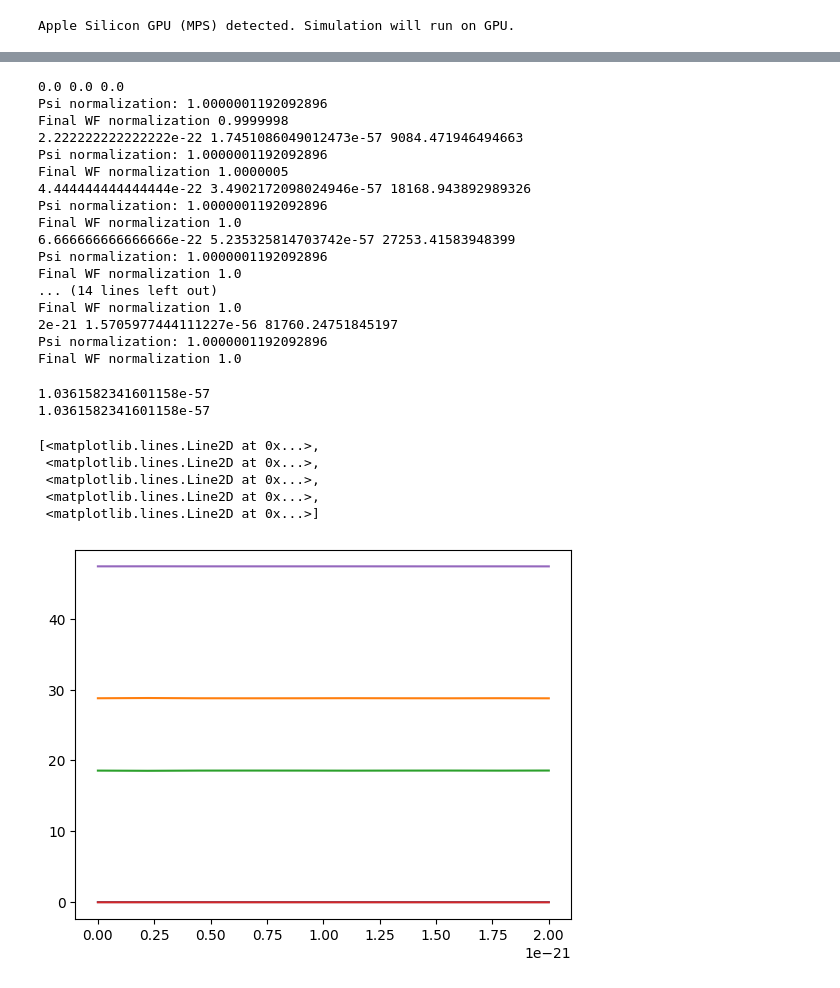
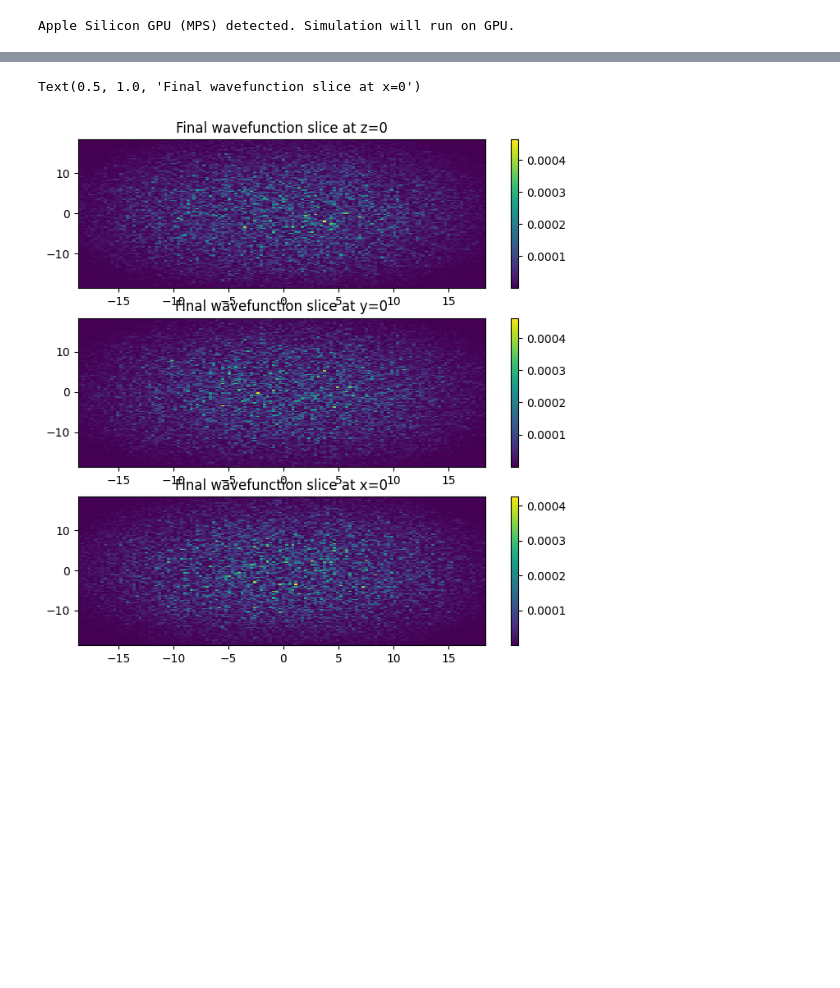
Before and after one commit to svijaymurugan/BECSimulation, a Jupyter notebook: IndiumGPE.ipynb, the cells around one changed output, grey strips where cells are left out. Saved outputs shown, nothing was run; the diff lists cells and outputs as text; code cells hidden in the pictures; blank space fills up the shorter version.

```diff
--- a/IndiumGPE.ipynb
+++ b/IndiumGPE.ipynb
@@ -209,0 +343,17 @@ def single_loop(wf, kx, ky, kz, potential_step, KE_step, dtau):
+# %%
+fig, (ax1, ax2, ax3) = plt.subplots(3, 1, figsize=(8, 8), sharex=False)
+
+im1 = ax1.pcolormesh(pX/sim.l, pY/sim.l, np.abs(final_wf[:,:,len(final_wf)//2])**2)
+fig.colorbar(im1, ax=ax1)
+ax1.set_title("Final wavefunction slice at z=0")
+
+im2 = ax2.pcolormesh(pX/sim.l, pY/sim.l, np.abs(final_wf[:,len(final_wf)//2,:])**2)
+fig.colorbar(im2, ax=ax2)
+ax2.set_title("Final wavefunction slice at y=0")
+
+im3 = ax3.pcolormesh(pX/sim.l, pY/sim.l, np.abs(final_wf[len(final_wf)//2,:,:])**2)
+fig.colorbar(im3, ax=ax3)
+ax3.set_title("Final wavefunction slice at x=0")
+# %% [output]
+Text(0.5, 1.0, 'Final wavefunction slice at x=0')
+[figure, added]
@@ -281,52 +434,3 @@ def imag_evolution():
     print("Final WF normalization", np.sum(np.absolute(redim_wf)**2)*GPE.dx**3)
 
     return redim_wf, wf, energies
-# %%
-#imaginary time evolution to find ground state
-
-a02_vals = np.linspace(0, 2e-21, 10)
-
-a02_energies = []
-
-for val in a02_vals:
-    sim_params(a02=val)
-    print(GPE.a02, GPE.g2, GPE.G2)
-    redim_wf, wf, energies = imag_evolution()
-    a02_energies.append(energies[-1])
-# %% [output]
-0.0 0.0 0.0
-Psi normalization: 1.0000001192092896
-Final WF normalization 0.9999998
-2.222222222222222e-22 1.7451086049012473e-57 9084.471946494663
-Psi normalization: 1.0000001192092896
-Final WF normalization 1.0000005
-4.444444444444444e-22 3.4902172098024946e-57 18168.943892989326
-Psi normalization: 1.0000001192092896
-Final WF normalization 1.0
-6.666666666666666e-22 5.235325814703742e-57 27253.41583948399
-Psi normalization: 1.0000001192092896
-Final WF normalization 1.0
-... (14 lines left out)
-Final WF normalization 1.0
-2e-21 1.5705977444111227e-56 81760.24751845197
-Psi normalization: 1.0000001192092896
-Final WF normalization 1.0
-# %%
-GPE.a02 = 2e-22
-print(GPE.g2)
-GPE.a02 = 1e-21
-print(GPE.g2)
-# %% [output]
-1.0361582341601158e-57
-1.0361582341601158e-57
-# %%
-times = np.linspace(0, GPE.ev_time, len(energies))
-#plt.plot(times, energies)
-plt.plot(a02_vals, a02_energies)
-# %% [output]
-[<matplotlib.lines.Line2D at 0x...>,
- <matplotlib.lines.Line2D at 0x...>,
- <matplotlib.lines.Line2D at 0x...>,
- <matplotlib.lines.Line2D at 0x...>,
- <matplotlib.lines.Line2D at 0x...>]
-[figure, removed]
```
Also changed, not shown: parts of 9 cells of this notebook.
